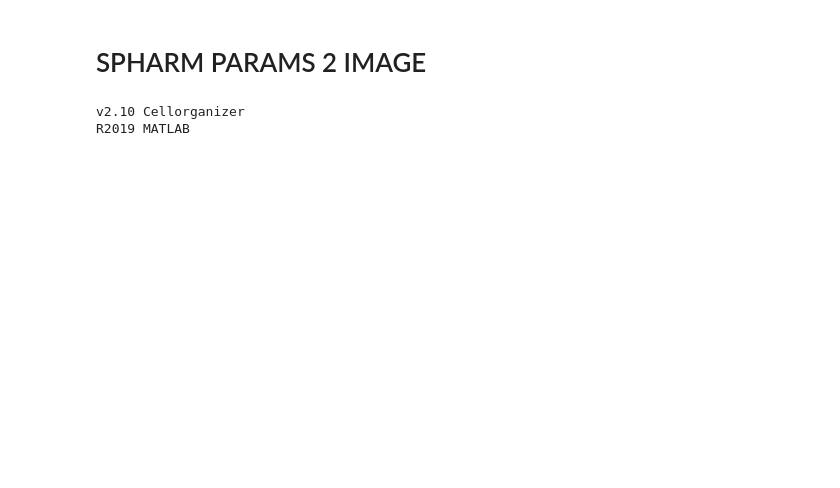
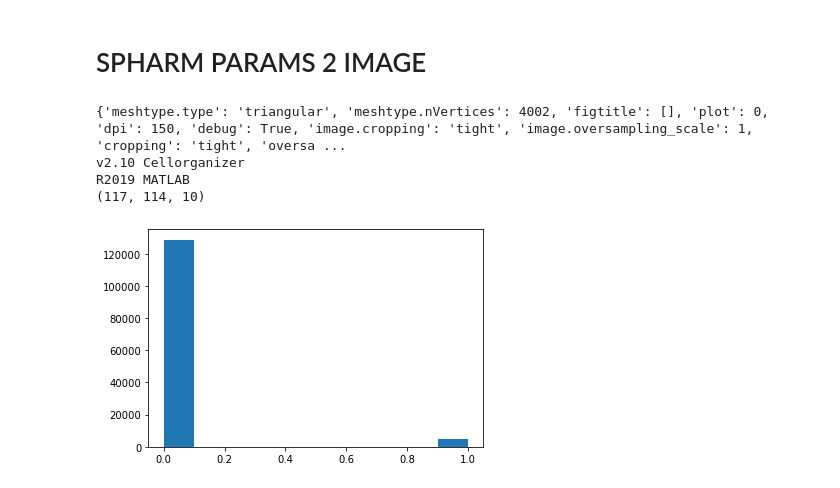
Before and after one commit to murphygroup/cellorganizer-jupyter-notebooks, a Jupyter notebook: workshop_demos/Module 8.ipynb, the cells around one changed output. Cells and saved outputs as stored; diff of their text form; code cells hidden in the pictures; blank space fills up the shorter version.

```diff
--- a/workshop_demos/Module 8.ipynb
+++ b/workshop_demos/Module 8.ipynb
@@ -153,10 +158,23 @@ plt.show()
 # %% [markdown]
 # SPHARM PARAMS 2 IMAGE #
-# %%
-img_mat = SPHARMparameterization2image(params, options)
-# %% [output]
-v2.10 Cellorganizer
-R2019 MATLAB
+# %%
+options['cropping'] = 'tight'
+options['oversampling_scale'] = 1
+options['debug'] = True
+print(options)
+img_mat = SPHARMparameterization2image(params, options)
+print(img_mat.shape)
+# %% [output]
+{'meshtype.type': 'triangular', 'meshtype.nVertices': 4002, 'figtitle': [], 'plot': 0, 'dpi': 150, 'debug': True, 'image.cropping': 'tight', 'image.oversampling_scale': 1, 'cropping': 'tight', 'oversa ...
+v2.10 Cellorganizer
+R2019 MATLAB
+(117, 114, 10)
+# %%
+fig=plt.figure()
+plt.hist(img_mat.ravel())
+plt.show()
+# %% [output]
+[figure, added]
 # %%
 abovezeroind = np.argwhere(img_mat)
 fig = plt.figure()
```
Also changed, not shown: parts of 8 cells of this notebook.
